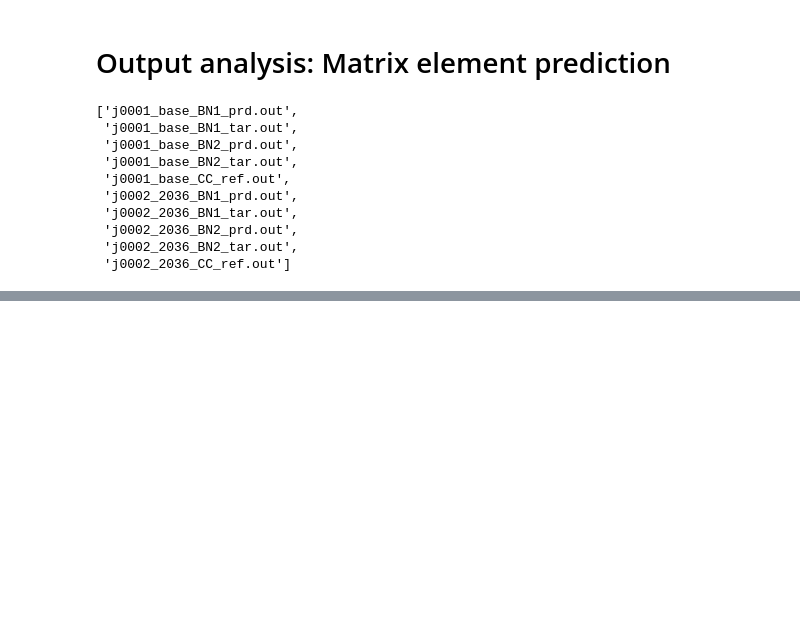
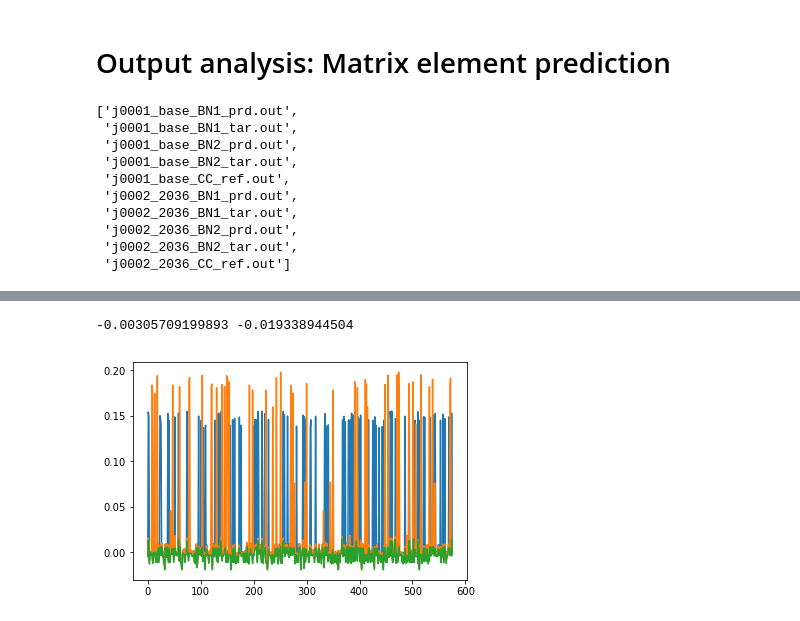
Before and after one commit to SamKChang/phononic_Tc_20170712, a Jupyter notebook: 01_finiteDifferenceTest/structure_test.ipynb, the cells around one changed output, grey strips where cells are left out. Cells and saved outputs as stored; diff of their text form; code cells hidden in the pictures; blank space fills up the shorter version.

```diff
--- a/01_finiteDifferenceTest/structure_test.ipynb
+++ b/01_finiteDifferenceTest/structure_test.ipynb
@@ -299,0 +372,8 @@ plt.ylabel(r'$E_{\rm perturbed}^{\rm tar} - E_0^{\rm tar}$ [Ha]', fontsize=15)
+# %%
+plt.plot(dE_BN1_tar)
+plt.plot(dE_BN2_tar)
+plt.plot(dE_ref)
+print dE_ref.mean(), dE_ref.min()
+# %% [output]
+-0.00305709199893 -0.019338944504
+[figure, added]
```
Also changed, not shown: parts of 21 cells of this notebook.
